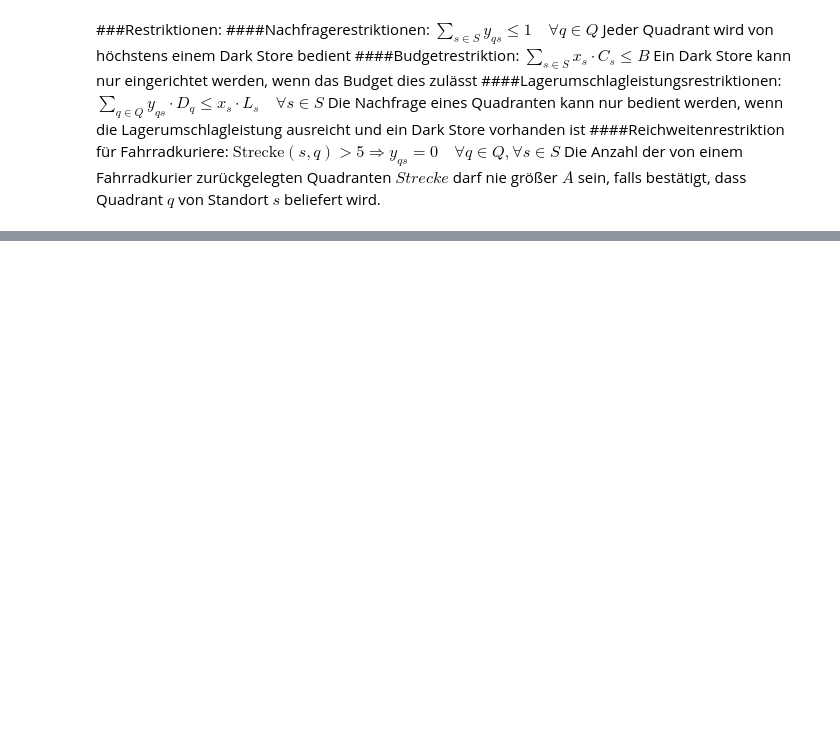
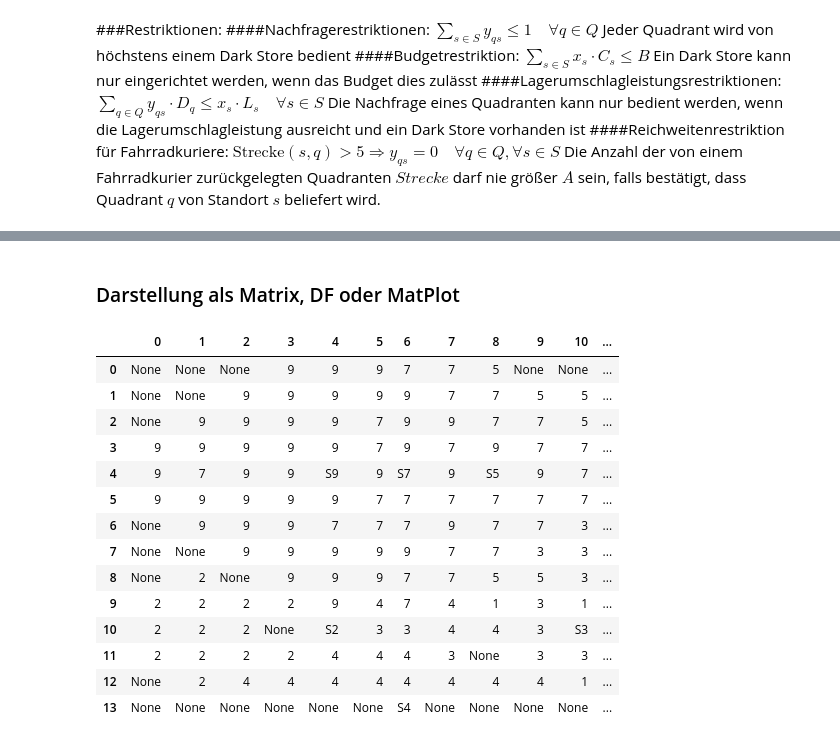
Before and after one commit to DenizY98/pydemo, a Jupyter notebook: Fallstudie.ipynb, the cells around one changed output, grey strips where cells are left out. Drawn from its saved outputs; the diff is of its cells as text; code cells hidden in the pictures; blank space fills up the shorter version.

```diff
--- a/Fallstudie.ipynb
+++ b/Fallstudie.ipynb
@@ -267,0 +158,44 @@ Quadrant (9, 4) wird von Standort 9 bedient.
+# %% [markdown]
+### Darstellung als Matrix, DF oder MatPlot
+# %%
+import numpy as np
+# Erstellen Sie eine leere Matrix der gleichen Größe wie Ihr Quadrantengitter
+ergebnis_matrix = np.empty((14, 14), dtype=object)  # Größe angepasst, um Store i_Koordinate von 13 zu berücksichtigen
+
+# Füllen Sie die Matrix mit den Ergebnissen Ihres Modells
+for s in S:
+    if x[s].solution_value() == 1:
+        # Wenn ein Darkstore an diesem Standort errichtet wurde, markieren Sie die Zelle mit "DS"
+        for q in Q:
+            # Überprüfen Sie, ob der Quadrant von diesem Standort bedient wird
+            if y[q, s].solution_value() == 1:
+                # Wenn ja, fügen Sie die Nummer des beliefernden Darkstores hinzu
+                ergebnis_matrix[q[0], q[1]] = str(s)
+
+# Nachdem alle Quadranten bedient wurden, gehen Sie erneut über alle Standorte in S
+for s in S:
+    if x[s].solution_value() == 1:
+        # Wenn ein Darkstore an diesem Standort errichtet wurde, markieren Sie die Zelle mit "DS"
+        i, j = Koordinaten[s]['i_Koordinate'], Koordinaten[s]['j_Koordinate']
+        if 0 <= i < 14 and 0 <= j < 14:  # Stellen Sie sicher, dass die Koordinaten innerhalb der Matrix liegen
+            ergebnis_matrix[i, j] = "S" + str(s)
+
+# Ausgabe der Ergebnismatrix
+ergebnis_df = pd.DataFrame(ergebnis_matrix)
+ergebnis_df
+# %% [output]
+|  | 0 | 1 | 2 | 3 | 4 | 5 | 6 | 7 | 8 | 9 | 10 | ... |
+| 0 | None | None | None | 9 | 9 | 9 | 7 | 7 | 5 | None | None | ... |
+| 1 | None | None | 9 | 9 | 9 | 9 | 9 | 7 | 7 | 5 | 5 | ... |
+| 2 | None | 9 | 9 | 9 | 9 | 7 | 9 | 9 | 7 | 7 | 5 | ... |
+| 3 | 9 | 9 | 9 | 9 | 9 | 7 | 9 | 7 | 9 | 7 | 7 | ... |
+| 4 | 9 | 7 | 9 | 9 | S9 | 9 | S7 | 9 | S5 | 9 | 7 | ... |
+| 5 | 9 | 9 | 9 | 9 | 9 | 7 | 7 | 7 | 7 | 7 | 7 | ... |
+| 6 | None | 9 | 9 | 9 | 7 | 7 | 7 | 9 | 7 | 7 | 3 | ... |
+| 7 | None | None | 9 | 9 | 9 | 9 | 9 | 7 | 7 | 3 | 3 | ... |
+| 8 | None | 2 | None | 9 | 9 | 9 | 7 | 7 | 5 | 5 | 3 | ... |
+| 9 | 2 | 2 | 2 | 2 | 9 | 4 | 7 | 4 | 1 | 3 | 1 | ... |
+| 10 | 2 | 2 | 2 | None | S2 | 3 | 3 | 4 | 4 | 3 | S3 | ... |
+| 11 | 2 | 2 | 2 | 2 | 4 | 4 | 4 | 3 | None | 3 | 3 | ... |
+| 12 | None | 2 | 4 | 4 | 4 | 4 | 4 | 4 | 4 | 4 | 1 | ... |
+| 13 | None | None | None | None | None | None | S4 | None | None | None | None | ... |
```
Also changed, not shown: parts of 15 cells of this notebook.
